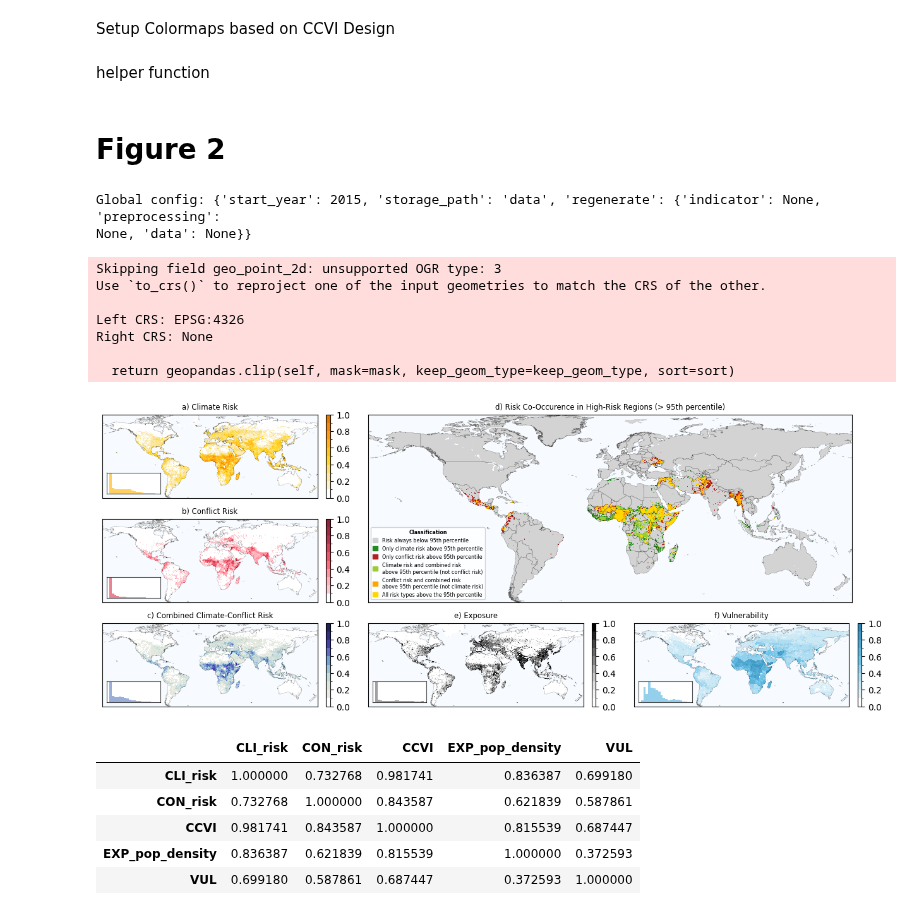
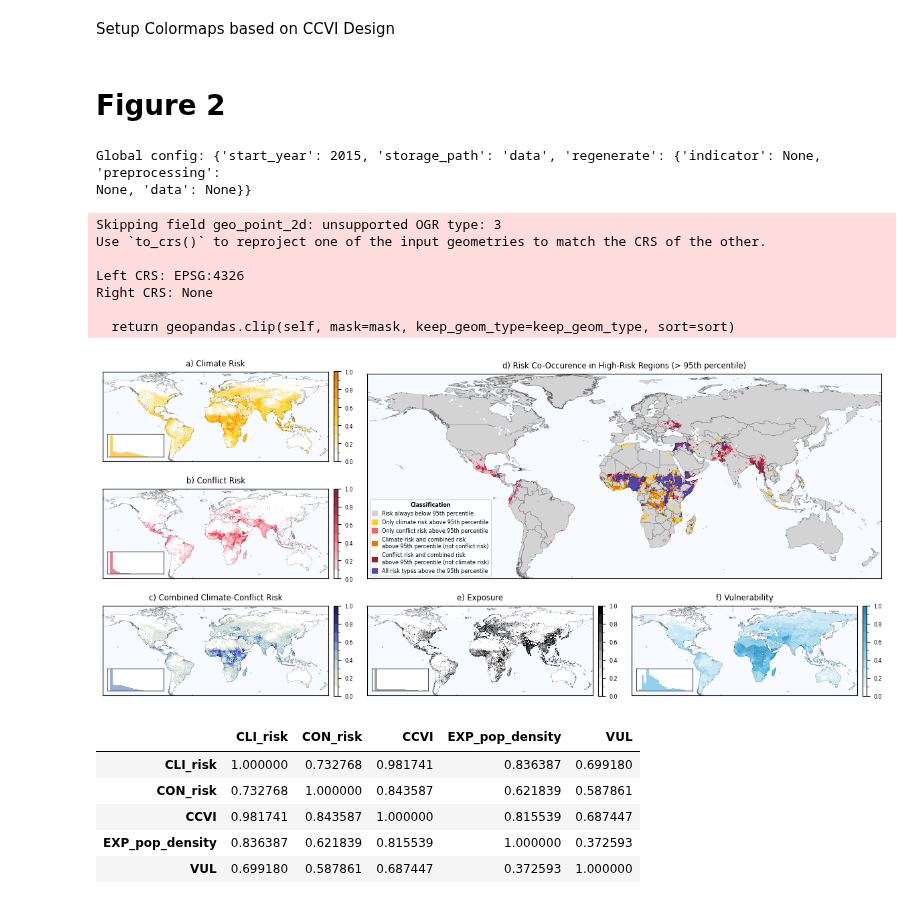
Before and after one commit to ccew-unibw/ccvi-data, a Jupyter notebook: paper/ccvi_paper_analysis.ipynb, the cells around one changed output. Saved outputs shown, nothing was run; the diff lists cells and outputs as text; code cells hidden in the pictures.

```diff
--- a/paper/ccvi_paper_analysis.ipynb
+++ b/paper/ccvi_paper_analysis.ipynb
@@ -124,17 +125,3 @@ mpl.colormaps.register(mcolors.LinearSegmentedColormap.from_list("climate", colo
 mpl.colormaps.register(mcolors.LinearSegmentedColormap.from_list("conflict", colors=con_colors), force=True)
 mpl.colormaps.register(mcolors.LinearSegmentedColormap.from_list("vulnerability", colors=vul_colors), force=True)
 mpl.colormaps.register(mcolors.LinearSegmentedColormap.from_list("ccvi", colors=ccvi_colors), force=True)
-# %% [markdown]
-helper function
-# %%
-from utils.conversions import pgid_to_coords
-def ccvi_series_to_xarray(series: pd.Series) -> xr.DataArray:
-    """
-    Converts pd series with pgid for one timestep to xarray in lat/lon format.
-    """
-    temp = series.reset_index()
-    temp['coords'] =  temp.pgid.apply(pgid_to_coords)
-    temp['lat'] = temp['coords'].apply(lambda x: x[0])
-    temp['lon'] = temp['coords'].apply(lambda x: x[1])
-    da = temp.set_index(['lat', 'lon'])[series.name].to_xarray().astype(float)
-    return da
@@ -180,7 +182,14 @@ def plot_high_risk_overlap(df: pd.DataFrame, ax: mpl.axes.Axes, q: float=0.95, *
         4: f"Conflict risk and combined risk \nabove {perc}th percentile (not climate risk)",
         5: f"All risk types above the {perc}th percentile"
     }
-    colors = ["lightgrey",  "forestgreen", "firebrick", "yellowgreen", "orange", "gold"]
+    colors = [
+        "lightgrey",
+        mpl.colormaps['climate'](.5),
+        mpl.colormaps['conflict'](.5),
+        mpl.colormaps['climate'](1.0),
+        mpl.colormaps['conflict'](1.0),
+        mpl.colormaps['ccvi'](.75),
+    ]
 
     # Colormap and normalization
     cmap = mcolors.ListedColormap(colors)
@@ -220,54 +229,58 @@ land = land.loc[land.clip(grid).index]
 land = land.drop(index=1343)  # GRL
 
 # Specify figure
-fig = plt.figure(figsize=(15.8, 6))
+fig = plt.figure(figsize=(15, 6.3))
 axd = fig.subplot_mosaic(
     """
     ABB
     CBB
     DEF
     """
 )
 bounds = np.arange(0,1.1, 0.1)
 
 for i, id in enumerate(axd):
-    cbar_kwargs = {"label": "", "fraction": 0.075, "pad": 0.03}
-    if id == "B":
-        plot_high_risk_overlap(df, axd[id])
-        countries.plot(ax=axd[id], facecolor="None", linewidth=0.2, edgecolor="black", alpha=0.5)
-    else:
-        da = ccvi_series_to_xarray(df[scores[i]]).rename(subfigure_labels[i])
-        da.plot.pcolormesh(
-            ax=axd[id],
-            cmap=cmaps[i],
-            vmax=1,
-            vmin=0,
-            add_labels=False,
-            cbar_kwargs=cbar_kwargs,
-            levels=11
-        )
-        land.plot(ax=axd[id], facecolor="None", linewidth=0.2, edgecolor="black", alpha=0.5)
-        add_histogram(axd[id], df[scores[i]], mpl.colormaps[cmaps[i]](0.6), .7)
     axd[id].set_aspect(1, anchor="SW")
     axd[id].set_title(subfigure_labels[i], size="small")
     axd[id].set_xticks([])
     axd[id].set_yticks([])
     axd[id].set_facecolor(("aliceblue", .5))
 
-plt.subplots_adjust(wspace=0.1, hspace=0.25)
+    cbar_kwargs = {"label": "", "fraction": 0.075, "pad": 0.02}
+    if id == "B":
+        plot_high_risk_overlap(df, axd[id])
+        countries.plot(ax=axd[id], facecolor="None", linewidth=0.2, edgecolor="black", alpha=0.5)
+    else:
+        da = ccvi_series_to_xarray(df[scores[i]]).rename(subfigure_labels[i])
+        pcm = da.plot.pcolormesh(
+            ax=axd[id],
+            cmap=cmaps[i],
+            vmax=1,
+            vmin=0,
+            add_labels=False,
+            add_colorbar=False,
+            levels=11
+        )
+        cbar = fig.colorbar(pcm, ax=axd[id], **cbar_kwargs)
+        cbar.ax.tick_params(labelsize="xx-small")
+        land.plot(ax=axd[id], facecolor="None", linewidth=0.2, edgecolor="black", alpha=0.5)
+        add_histogram(axd[id], df[scores[i]], mpl.colormaps[cmaps[i]](0.6), .7)
+
+
+fig.subplots_adjust(wspace=0.06, hspace=0.3)
 plt.savefig("paper/figures/figure2-global-scores.png", dpi=300, bbox_inches="tight")
 plt.show()
 # %% [output]
 Global config: {'start_year': 2015, 'storage_path': 'data', 'regenerate': {'indicator': None, 'preprocessing':
 None, 'data': None}}
 Skipping field geo_point_2d: unsupported OGR type: 3
 Use `to_crs()` to reproject one of the input geometries to match the CRS of the other.
 
 Left CRS: EPSG:4326
 Right CRS: None
 
   return geopandas.clip(self, mask=mask, keep_geom_type=keep_geom_type, sort=sort)
-[figure, old version]
+[figure, new version]
 # %%
 # Correlation for components visualized in Figure 2
 df_full[[s for s in scores if s != ""]].corr()
```
Also changed, not shown: parts of 8 cells of this notebook, 6 other files.
